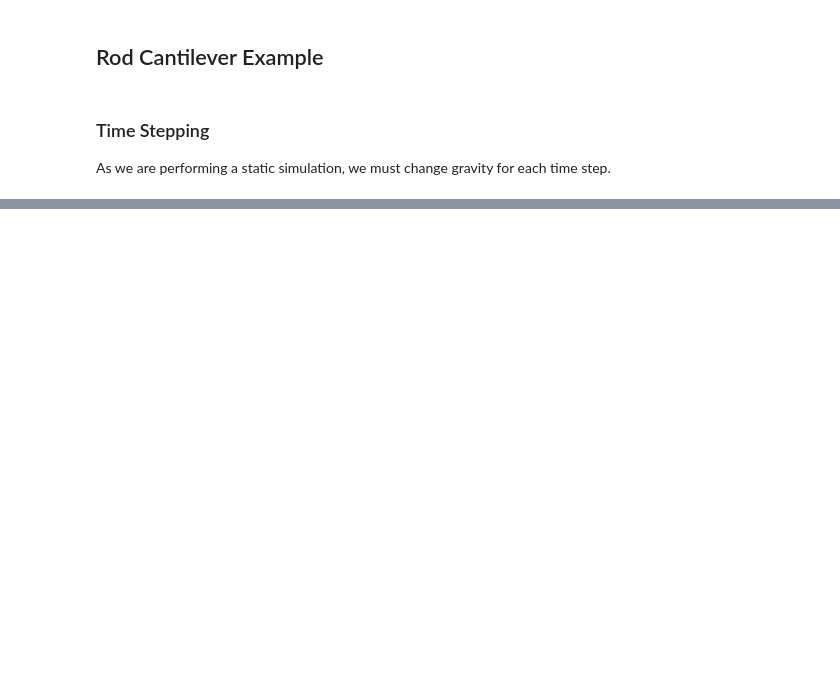
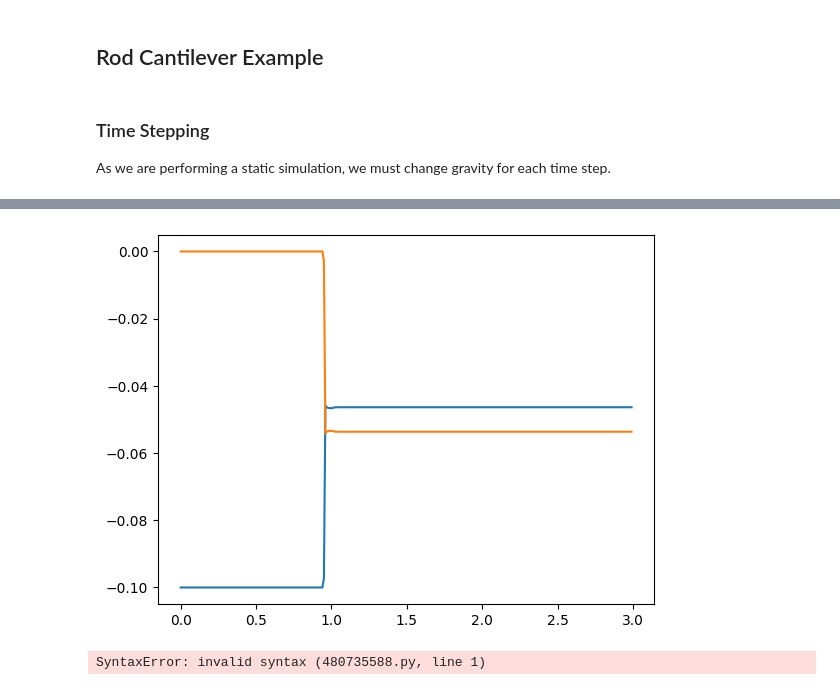
Before and after one commit to StructuresComp/dismech-python, a Jupyter notebook: imc_contact.ipynb, the cells around one changed output, grey strips where cells are left out. Saved outputs shown, nothing was run; the diff lists cells and outputs as text; code cells hidden in the pictures; blank space fills up the shorter version.

```diff
--- a/imc_contact.ipynb
+++ b/imc_contact.ipynb
@@ -83,0 +88,11 @@ fig.show()
+# %%
+us = np.stack([robot.state.u for robot in robots])
+plt.plot(t, us[:, 8])
+plt.plot(t, us[:, 2])
+plt.show()
+# %% [output]
+[figure, added]
+# %%
+robot.sim_params.dt *
+# %% [output]
+SyntaxError: invalid syntax (480735588.py, line 1)
```
Also changed, not shown: parts of 5 cells of this notebook, 11 other files.
